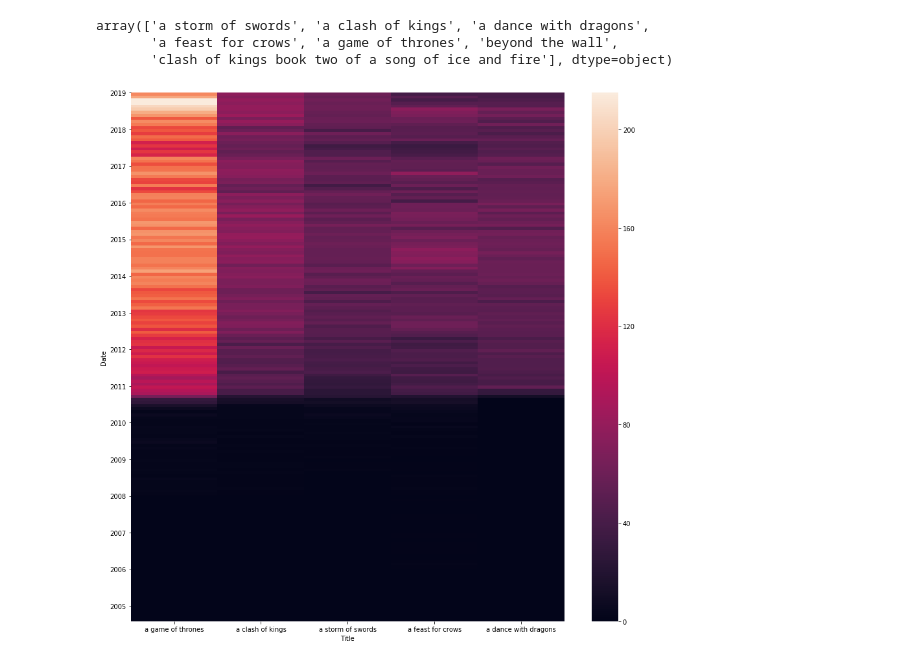
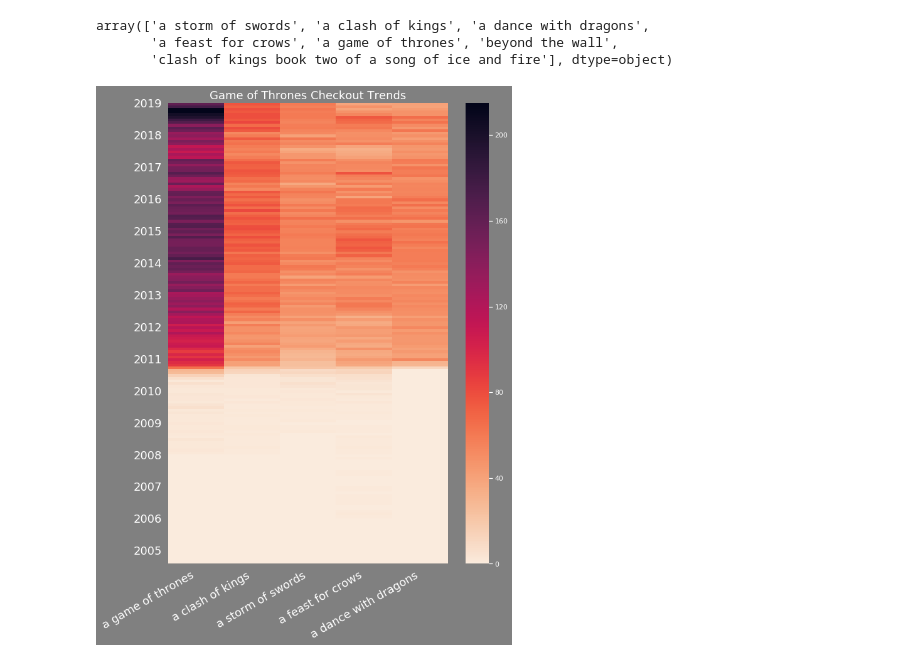
Before and after one commit to rishikanthc/Data-Stories, a Jupyter notebook: seattle-library/exploratory analysis.ipynb, the cells around one changed output. Saved outputs shown, nothing was run; the diff lists cells and outputs as text; code cells hidden in the pictures.

```diff
--- a/seattle-library/exploratory analysis.ipynb
+++ b/seattle-library/exploratory analysis.ipynb
@@ -178,5 +188,6 @@ checkouts = pd.concat(checkout_dfs)
 # %%
-sns.reset_defaults()
+# sns.reset_defaults()
+sns.set_context("paper")
 rcParams['figure.figsize'] = 10,10
 rcParams['savefig.transparent'] = True
 sns.set(rc={'axes.facecolor':'gray', 'figure.facecolor':'gray', 'axes.grid': False,
@@ -189,7 +200,7 @@ box_subjects.set_xlabel("", fontdict={'color': 'white', 'fontsize': 18})
 box_subjects.set_title("Checkouts across the months", fontdict={'color':'white', 'fontsize':18})
 sns.despine(left=True)
 fig = box_subjects.get_figure()
-fig.savefig('/home/rishi/Projects/Personal-Website/static/images/top_genres.png')
+fig.savefig('/home/rishi/Projects/Personal-Website/static/images/top_genres.png', bbox_inches='tight')
 # %% [output]
 [figure]
 # %%
@@ -451,8 +459,0 @@ checkouts = pd.concat(checkout_dfs)
-# %%
-checkouts = checkouts.dropna(subset=['Creator'])
-# %%
-checkouts.Title = (checkouts
-                   .Title.str.lower().str.partition(':')[0]
-                   .str.partition('/')[0].str.partition('(')[0]
-                   .str.partition('[')[0].str.strip()
-                  )
@@ -658,20 +517,3 @@ cols= ['harry potter and the sorcerers stone',
        'harry potter and the half-blood prince',
        'harry potter and the deathly hallows']
 df = df[cols]
-# %%
-rcParams['figure.figsize'] = 15,15
-
-g = sns.heatmap(df, cmap='mako_r', xticklabels=['harry potter and the sorcerers stone',
-                                          'harry potter and the chamber of secrets',
-                                          'harry potter and the prisoner of azkaban',
-                                          'harry potter and the goblet of fire',
-                                          'harry potter and the order of the phoenix',
-                                          'harry potter and the half-blood prince',
-                                          'harry potter and the deathly hallows'])
-loc = plticker.MultipleLocator(base=12) # this locator puts ticks at regular intervals
-g.set_yticklabels(range(2020, 2004, -1))
-g.yaxis.set_major_locator(loc)
-fig = g.get_figure()
-fig.savefig('hp5.png')
-# g.annotate('a', xy=(10,pd.to_datetime('2016-12-31')), xytext=(10,pd.to_datetime('2016-12-31')))
-# g.set_facecolor('xkcd:salmon')
@@ -739,15 +593,22 @@ cols= ['a game of thrones',
       ]
 df = df[cols]
 # %%
-rcParams['figure.figsize'] = 15,15
+rcParams['figure.figsize'] = 10,15
 
-g = sns.heatmap(df, cmap='rocket', xticklabels=cols)
+g = sns.heatmap(df, cmap='rocket_r', xticklabels=cols)
+g.set_ylabel("", fontdict={'color': 'white', 'fontsize': 18})
+g.set_xlabel("", fontdict={'color': 'white', 'fontsize': 18})
+
+g.set_xticklabels(cols, fontdict={'fontsize':18})
+g.get_figure().autofmt_xdate()
+
 loc = plticker.MultipleLocator(base=12) # this locator puts ticks at regular intervals
-g.set_yticklabels(range(2020, 2004, -1))
+g.set_yticklabels(range(2020, 2004, -1), fontdict={'fontsize': 18})
 g.yaxis.set_major_locator(loc)
+g.set_title("Game of Thrones Checkout Trends", fontdict={'color':'white', 'fontsize':18})
 fig = g.get_figure()
-fig.savefig('got.png')
+fig.savefig(basepath + 'got.png')
 # g.annotate('a', xy=(10,pd.to_datetime('2016-12-31')), xytext=(10,pd.to_datetime('2016-12-31')))
 # g.set_facecolor('xkcd:salmon')
 # %% [output]
-[figure, old version]
+[figure, new version]
```
Also changed, not shown: parts of 54 cells of this notebook, 11 other files.
